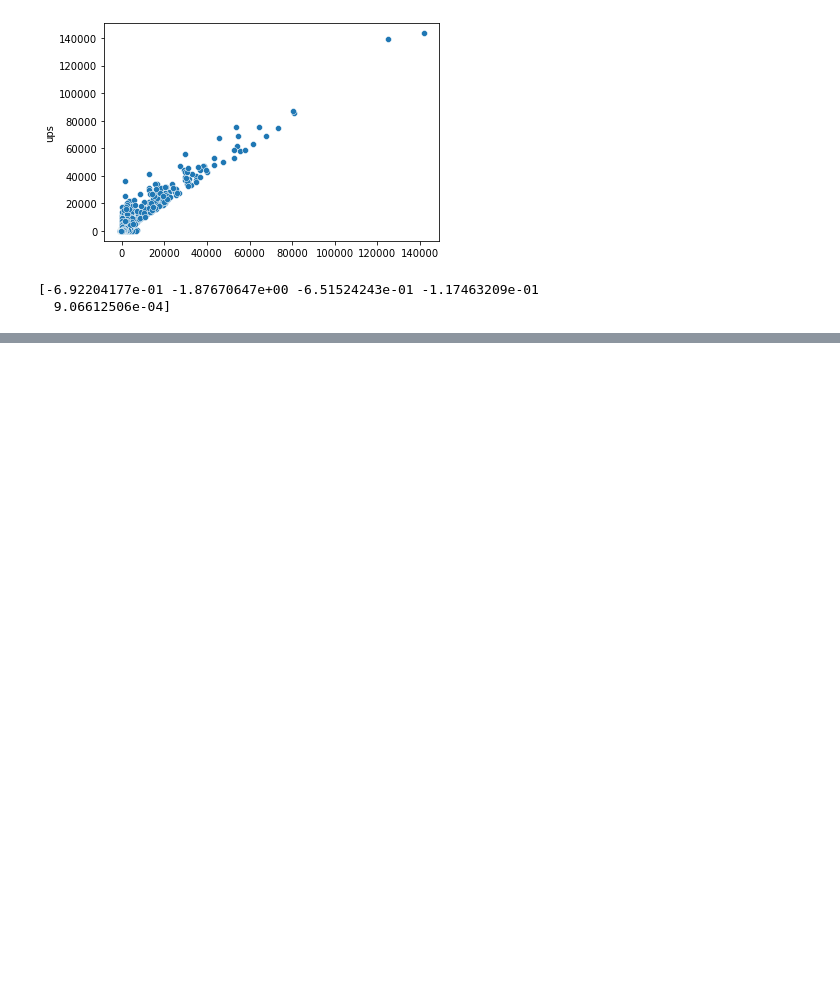
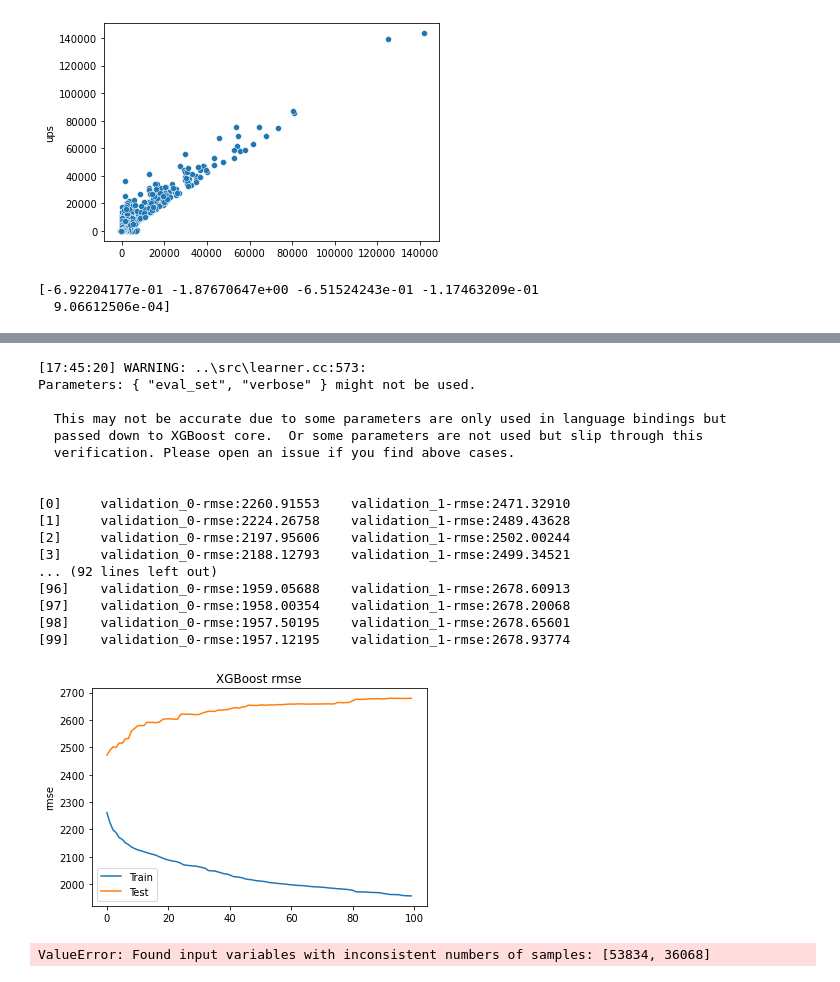
Before and after one commit to ElleNajt/ErdosInstitute-SIG_Project, a Jupyter notebook: Feature_Design/RegressionWithConceptClusters.ipynb, the cells around one changed output, grey strips where cells are left out. Saved outputs shown, nothing was run; the diff lists cells and outputs as text; code cells hidden in the pictures; blank space fills up the shorter version.

```diff
--- a/Feature_Design/RegressionWithConceptClusters.ipynb
+++ b/Feature_Design/RegressionWithConceptClusters.ipynb
@@ -233,0 +346,59 @@ working on XGBRegressor(base_score=None, booster=None, colsample_bylevel=None,
+# %%
+
+
+X = df[cols + ['ups']].drop(columns = ['ups'])
+Y = df[cols + ['ups']].ups
+
+X_train, X_test, y_train, y_test = train_test_split(X, y,
+                                                    random_state=0)
+
+eval_set = [(X_test, y_test)]
+model = xgb.XGBRegressor(random_state=2, eval_metric="rmse", eval_set=eval_set, verbose=True, max_depth = 1, )
+# %%
+from numpy import loadtxt
+from xgboost import XGBClassifier
+from sklearn.model_selection import train_test_split
+from sklearn.metrics import accuracy_score
+from matplotlib import pyplot
+
+
+
+X_train, X_test, y_train, y_test = train_test_split(X, Y, test_size=0.33, random_state=7)
+# fit model no training data
+eval_set = [(X_train, y_train), (X_test, y_test)]
+model.fit(X_train, y_train, eval_metric=["rmse"], eval_set=eval_set, verbose=True)
+# make predictions for test data
+y_pred = model.predict(X_test)
+predictions = [round(value) for value in y_pred]
+# retrieve performance metrics
+results = model.evals_result()
+
+epochs = len(results['validation_0']['rmse'])
+x_axis = range(0, epochs)
+# plot log loss
+fig, ax = pyplot.subplots()
+ax.plot(x_axis, results['validation_0']['rmse'], label='Train')
+ax.plot(x_axis, results['validation_1']['rmse'], label='Test')
+ax.legend()
+pyplot.ylabel('rmse')
+pyplot.title('XGBoost rmse')
+pyplot.show()
+# %% [output]
+[17:45:20] WARNING: ..\src\learner.cc:573:
+Parameters: { "eval_set", "verbose" } might not be used.
+
+  This may not be accurate due to some parameters are only used in language bindings but
+  passed down to XGBoost core.  Or some parameters are not used but slip through this
+  verification. Please open an issue if you find above cases.
+
+
+[0]     validation_0-rmse:2260.91553    validation_1-rmse:2471.32910
+[1]     validation_0-rmse:2224.26758    validation_1-rmse:2489.43628
+[2]     validation_0-rmse:2197.95606    validation_1-rmse:2502.00244
+[3]     validation_0-rmse:2188.12793    validation_1-rmse:2499.34521
+... (92 lines left out)
+[96]    validation_0-rmse:1959.05688    validation_1-rmse:2678.60913
+[97]    validation_0-rmse:1958.00354    validation_1-rmse:2678.20068
+[98]    validation_0-rmse:1957.50195    validation_1-rmse:2678.65601
+[99]    validation_0-rmse:1957.12195    validation_1-rmse:2678.93774
+[figure, added]
@@ -233,0 +423,8 @@ working on XGBRegressor(base_score=None, booster=None, colsample_bylevel=None,
+# %%
+X_train_train,X_val,y_train_train,y_val = train_test_split(X, y,
+                                                          test_size=.2,
+                                                          shuffle=True,
+                                                          stratify=y_train,
+                                                          random_state=440)
+# %% [output]
+ValueError: Found input variables with inconsistent numbers of samples: [53834, 36068]
```
Also changed, not shown: parts of 8 cells of this notebook.
